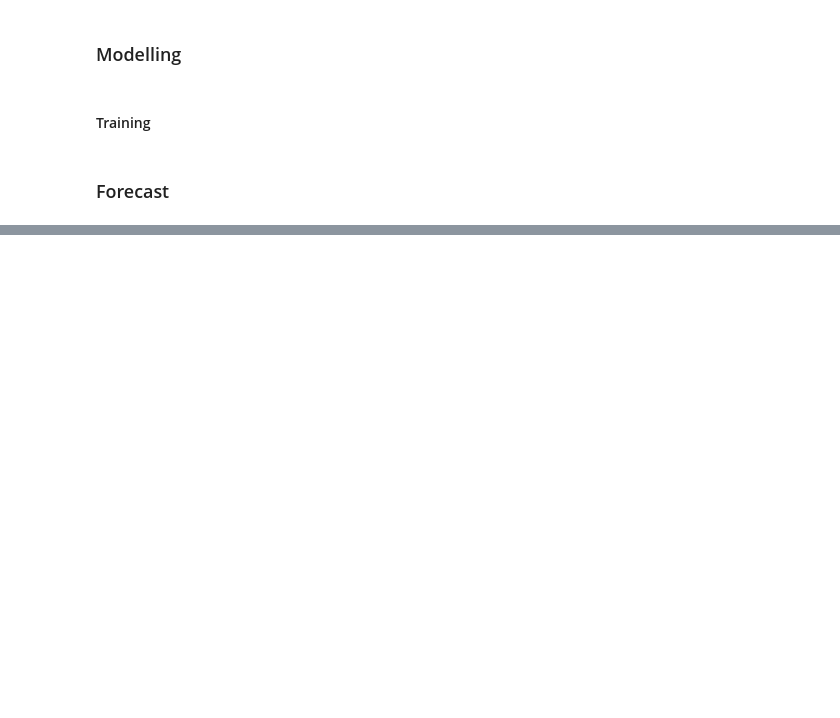
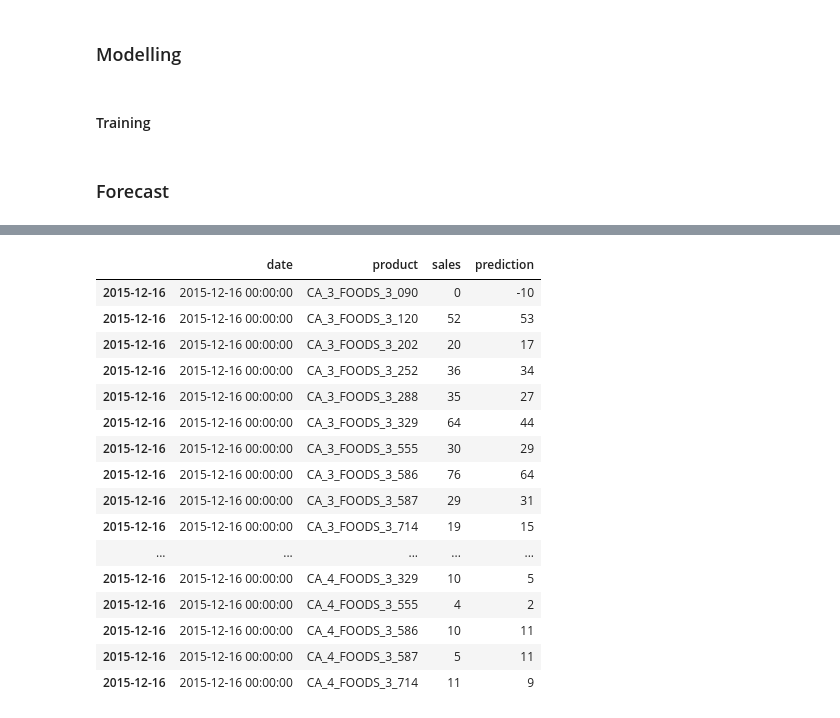
Before and after one commit to luis-cj/data-science-forecasting-food-retailer, a Jupyter notebook: notebooks/07_Production code setup.ipynb, the cells around one changed output, grey strips where cells are left out. Saved outputs shown, nothing was run; the diff lists cells and outputs as text; code cells hidden in the pictures; blank space fills up the shorter version.

```diff
--- a/notebooks/07_Production code setup.ipynb
+++ b/notebooks/07_Production code setup.ipynb
@@ -63,15 +63,15 @@ def create_variables(x):
 
         #create all lags
         for i in range(1, n_lags+1):
-            lags[variable + "_lag_" + str(i)] = df[variable].shift(i)
+            lags[variable + "_lag_" + str(i)] = x[variable].shift(i)
 
         return lags
 
-    lags_sell_price_x = x.groupby(["store_id", "item_id"]).apply(lambda x: create_lags(df=x, variable="sell_price", n_lags=7))
-    lags_stock_outage_3_x = x.groupby(["store_id", "item_id"]).apply(lambda x: create_lags(df=x, variable="stock_outage_3", n_lags=1))
-    lags_stock_outage_7_x = x.groupby(["store_id", "item_id"]).apply(lambda x: create_lags(df=x, variable="stock_outage_7", n_lags=1))
-    lags_stock_outage_15_x = x.groupby(["store_id", "item_id"]).apply(lambda x: create_lags(df=x, variable="stock_outage_15", n_lags=1))
-    lags_sales_x = x.groupby(["store_id", "item_id"]).apply(lambda x: create_lags(df=x, variable="sales", n_lags=15))
+    lags_sell_price_x = x.groupby(["store_id", "item_id"]).apply(lambda x: create_lags(x=x, variable="sell_price", n_lags=7))
+    lags_stock_outage_3_x = x.groupby(["store_id", "item_id"]).apply(lambda x: create_lags(x=x, variable="stock_outage_3", n_lags=1))
+    lags_stock_outage_7_x = x.groupby(["store_id", "item_id"]).apply(lambda x: create_lags(x=x, variable="stock_outage_7", n_lags=1))
+    lags_stock_outage_15_x = x.groupby(["store_id", "item_id"]).apply(lambda x: create_lags(x=x, variable="stock_outage_15", n_lags=1))
+    lags_sales_x = x.groupby(["store_id", "item_id"]).apply(lambda x: create_lags(x=x, variable="sales", n_lags=15))
 
 
     # Moving window variables
@@ -107,9 +107,9 @@ def create_variables(x):
 
         return mvgmax
 
-    moving_minimum_x = x.groupby(["store_id","item_id"]).apply(lambda x: moving_minimum(df=x, variable="sales", n_days = 15))
-    moving_average_x = x.groupby(["store_id","item_id"]).apply(lambda x: moving_average(df=x, variable="sales", n_days = 15))
-    moving_maximum_x = x.groupby(["store_id","item_id"]).apply(lambda x: moving_maximum(df=x, variable="sales", n_days = 15))
+    moving_minimum_x = x.groupby(["store_id","item_id"]).apply(lambda x: moving_minimum(x=x, variable="sales", n_days = 15))
+    moving_average_x = x.groupby(["store_id","item_id"]).apply(lambda x: moving_average(x=x, variable="sales", n_days = 15))
+    moving_maximum_x = x.groupby(["store_id","item_id"]).apply(lambda x: moving_maximum(x=x, variable="sales", n_days = 15))
 
 
     # Join all the dataframes
@@ -127,7 +127,7 @@ def create_variables(x):
 
     x_concat.dropna(inplace=True)
 
-    to_remove = ["d","wm_yr_wk","sell_price","stock_outage_3","stock_outage_7","stock_outage_15"]
+    to_remove = ["sell_price","stock_outage_3","stock_outage_7","stock_outage_15"]
     x_concat.drop(columns=to_remove, inplace=True)
 
     # Create a single variable for the product-store feature
@@ -410,0 +460,51 @@ def recursive_forecast(x):
+# %%
+import numpy as np
+import pandas as pd
+import pickle
+
+from sklearn.preprocessing import OneHotEncoder
+from category_encoders import TargetEncoder
+
+from sklearn.feature_selection import mutual_info_regression
+
+from sklearn.model_selection import TimeSeriesSplit
+
+from sklearn.pipeline import Pipeline
+
+from sklearn.ensemble import HistGradientBoostingRegressor
+
+from sklearn.model_selection import RandomizedSearchCV
+
+from sklearn.metrics import mean_absolute_error
+from sklearn.metrics import mean_absolute_percentage_error
+
+
+import warnings
+warnings.filterwarnings("ignore")
+
+#Load data
+path = "../data/validation.csv"
+df = pd.read_csv(path, sep=',', parse_dates=['date'], index_col='date')
+
+#Choose the variables that are used in the project
+final_variables = ['store_id',
+                     'item_id',
+                     'event_name_1',
+                     'month',
+                     'sell_price',
+                     'wday',
+                     'weekday',
+                     'sales']
+
+df = df[final_variables]
+
+step1_df = cleaning_data(df)
+step2_df = create_variables(step1_df)
+
+forecast_1day = start_forecast(step2_df)
+
+print('MAE = ', mean_absolute_error(forecast_1day["sales"],forecast_1day["prediction"]))
+print('MAPE = ', mean_absolute_percentage_error(forecast_1day["sales"],forecast_1day["prediction"]))
+
+forecast_1day
+# %% [output]
@@ -410,0 +513,17 @@ def recursive_forecast(x):
+|  | date | product | sales | prediction |
+| 2015-12-16 | 2015-12-16 00:00:00 | CA_3_FOODS_3_090 | 0 | -10 |
+| 2015-12-16 | 2015-12-16 00:00:00 | CA_3_FOODS_3_120 | 52 | 53 |
+| 2015-12-16 | 2015-12-16 00:00:00 | CA_3_FOODS_3_202 | 20 | 17 |
+| 2015-12-16 | 2015-12-16 00:00:00 | CA_3_FOODS_3_252 | 36 | 34 |
+| 2015-12-16 | 2015-12-16 00:00:00 | CA_3_FOODS_3_288 | 35 | 27 |
+| 2015-12-16 | 2015-12-16 00:00:00 | CA_3_FOODS_3_329 | 64 | 44 |
+| 2015-12-16 | 2015-12-16 00:00:00 | CA_3_FOODS_3_555 | 30 | 29 |
+| 2015-12-16 | 2015-12-16 00:00:00 | CA_3_FOODS_3_586 | 76 | 64 |
+| 2015-12-16 | 2015-12-16 00:00:00 | CA_3_FOODS_3_587 | 29 | 31 |
+| 2015-12-16 | 2015-12-16 00:00:00 | CA_3_FOODS_3_714 | 19 | 15 |
+| ... | ... | ... | ... | ... |
+| 2015-12-16 | 2015-12-16 00:00:00 | CA_4_FOODS_3_329 | 10 | 5 |
+| 2015-12-16 | 2015-12-16 00:00:00 | CA_4_FOODS_3_555 | 4 | 2 |
+| 2015-12-16 | 2015-12-16 00:00:00 | CA_4_FOODS_3_586 | 10 | 11 |
+| 2015-12-16 | 2015-12-16 00:00:00 | CA_4_FOODS_3_587 | 5 | 11 |
+| 2015-12-16 | 2015-12-16 00:00:00 | CA_4_FOODS_3_714 | 11 | 9 |
```
Also changed, not shown: parts of 9 cells of this notebook, 3 other files.
